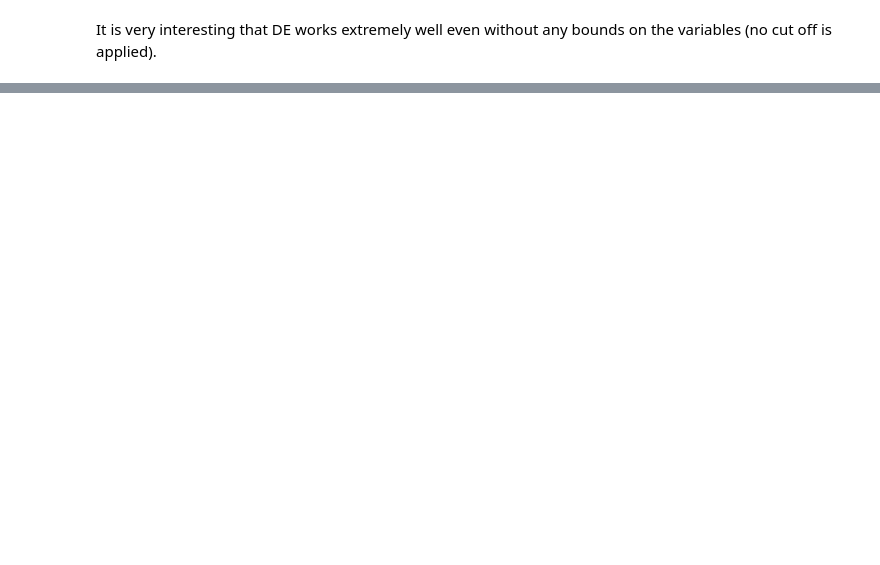
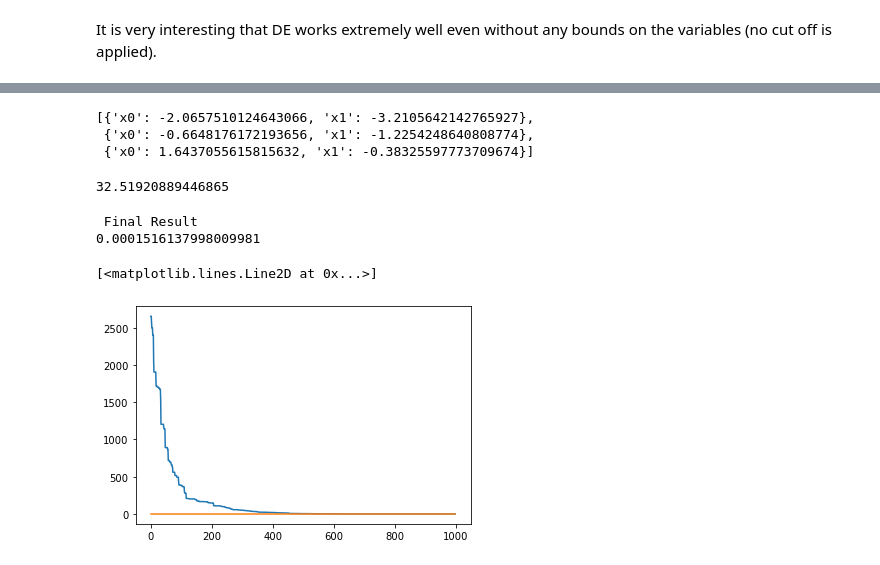
Before and after one commit to djdmlwns/GeneticAlgorithmTest, a Jupyter notebook: Genetic algorithm.ipynb, the cells around one changed output, grey strips where cells are left out. Cells and saved outputs as stored; diff of their text form; code cells hidden in the pictures; blank space fills up the shorter version.

```diff
--- a/Genetic algorithm.ipynb
+++ b/Genetic algorithm.ipynb
@@ -530,0 +588,63 @@ It is very interesting that DE works extremely well even without any bounds on t
+# %%
+generate_population_general(3,2,-5,5)
+# %% [output]
+[{'x0': -2.0657510124643066, 'x1': -3.2105642142765927},
+ {'x0': -0.6648176172193656, 'x1': -1.2254248640808774},
+ {'x0': 1.6437055615815632, 'x1': -0.38325597773709674}]
+# %%
+import math
+
+def apply_function_general(individual, verbose = False):
+#    function_value = 20 + x ** 2 + y **2 - 10 * (math.cos(2 * math.pi * x) + math.cos(2 * math.pi * y))
+    function_value = 10 * len(individual.values())+ sum(x ** 4 for x in individual.values()) - 10 * (sum(math.cos(2*math.pi*x) for x in individual.values()))
+    return function_value
+# %%
+def sort_population_by_fitness(population):
+    return sorted(population, key = apply_function_general)
+# %%
+popp = generate_population_general(3,2,-5,5)
+apply_function_general(popp[2])
+# %% [output]
+32.51920889446865
+# %%
+generations = 1000
+kkt= False
+
+population = generate_population_general(size = 30, dimension=30, upper=5.12, lower=-5.12)
+
+i = 1
+performance = []
+global_best_individual = sort_population_by_fitness(population)[0]
+
+while True:
+#    print("Generation {}".format(i))
+#    for individual in population:
+#        print(individual)
+    current_generation = i
+    best_individual = sort_population_by_fitness(population)[0]
+    if apply_function_general(global_best_individual) > apply_function_general(best_individual):
+        global_best_individual = best_individual
+
+#    print("\n Best in Generation {}".format(i))
+#    print(best_individual, apply_function(best_individual))
+    performance.append(apply_function_general(best_individual))
+    if i == generations:
+        break
+    i += 1
+
+#    mutant = mutation_DE(population, best = True) # to use best vector as a base for search vector
+    mutant = mutation_DE(population, best = False)
+    trial = crossover_DE(population, mutant)
+    population = selection_DE(population, trial)
+
+#best_individual = sort_population_by_fitness(population)[0]
+print("\n Final Result")
+#print(global_best_individual)
+print(apply_function_general(global_best_individual))
+plt.plot(performance)
+plt.plot(np.ones(len(performance)) * apply_function_general(global_best_individual))
+# %% [output]
+ Final Result
+0.0001516137998009981
+[<matplotlib.lines.Line2D at 0x...>]
+[figure, added]
```
Also changed, not shown: parts of 8 cells of this notebook.
